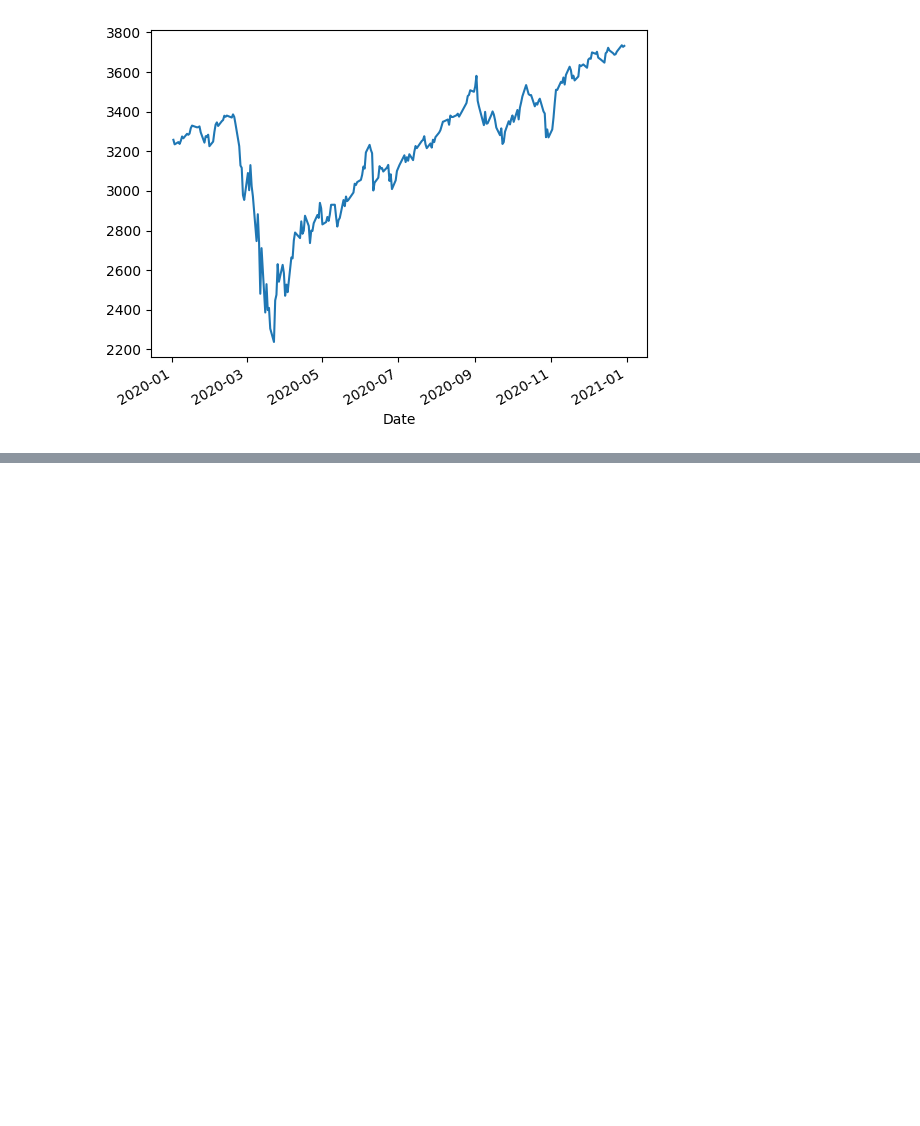
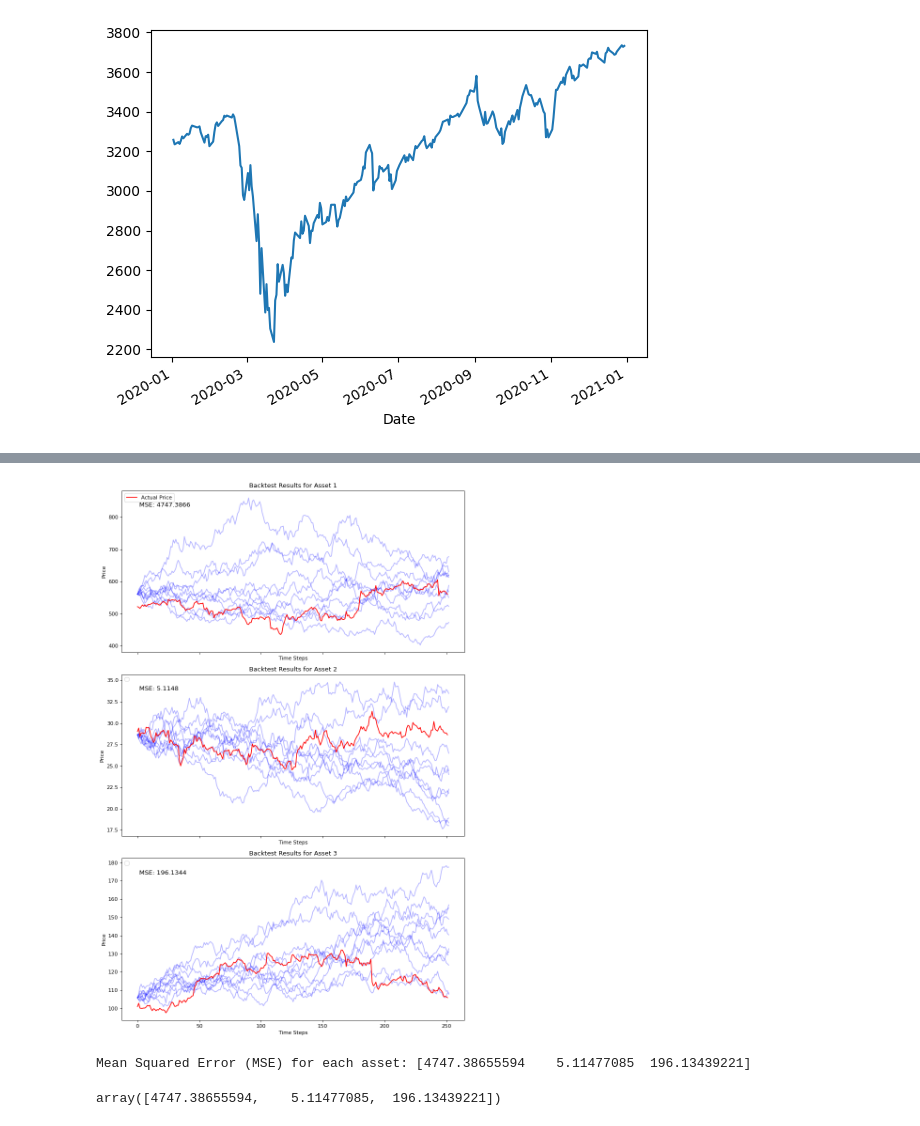
Before and after one commit to PockXuan/MH4518, a Jupyter notebook: test.ipynb, the cells around one changed output, grey strips where cells are left out. Saved outputs shown, nothing was run; the diff lists cells and outputs as text; code cells hidden in the pictures; blank space fills up the shorter version.

```diff
--- a/test.ipynb
+++ b/test.ipynb
@@ -65,0 +92,6 @@ hist["Close"].plot()
+# %%
+multi_bs.backtest(T=1, M=10)
+# %% [output]
+[figure, added]
+Mean Squared Error (MSE) for each asset: [4747.38655594    5.11477085  196.13439221]
+array([4747.38655594,    5.11477085,  196.13439221])
```
Also changed, not shown: parts of 2 cells of this notebook, 11 other files.
